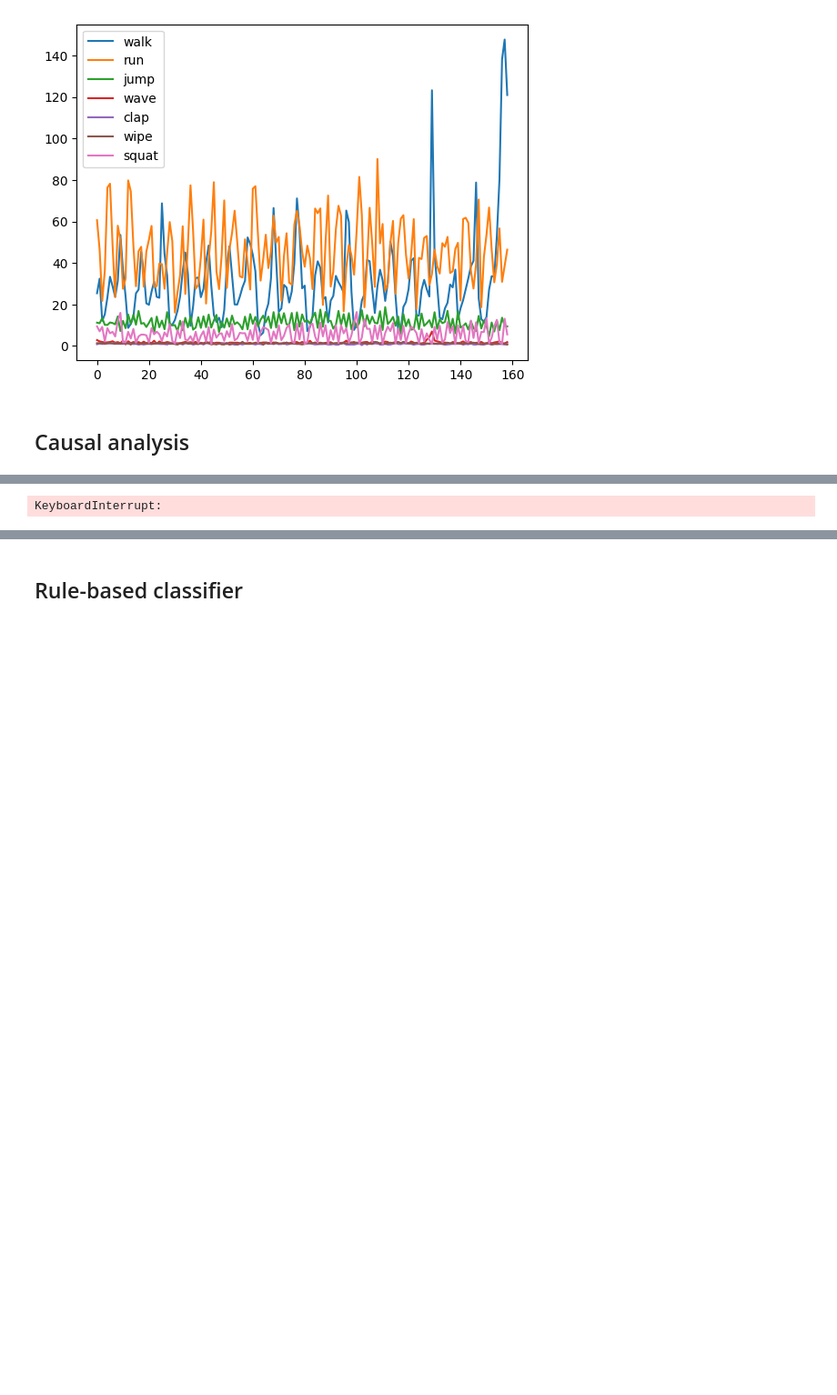
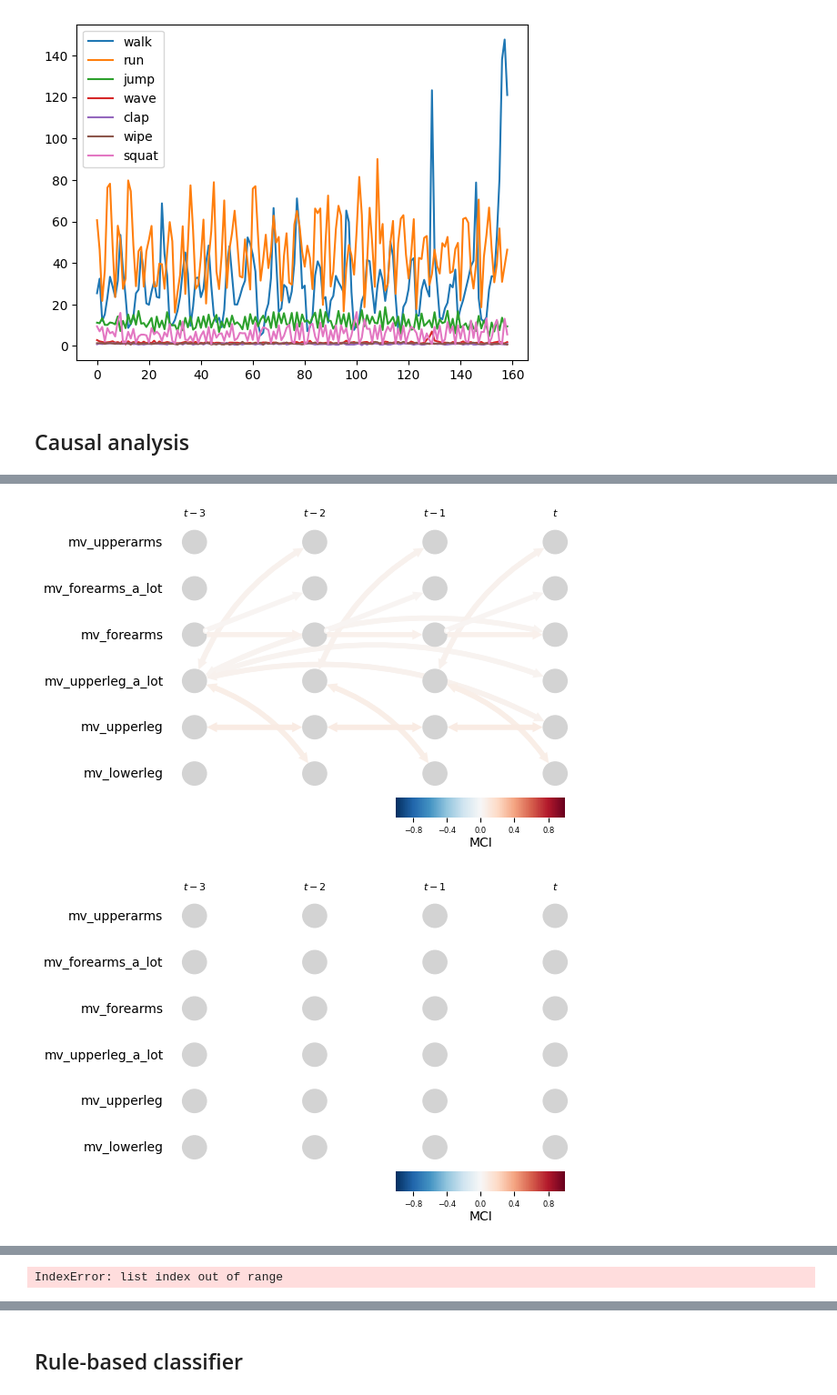
Before and after one commit to christianbresciani/nscep-spiking-NN, a Jupyter notebook: rule-based-classification.ipynb, the cells around one changed output, grey strips where cells are left out. Shown at 91% size. Drawn from its saved outputs; the diff is of its cells as text; code cells hidden in the pictures; blank space fills up the shorter version.

```diff
--- a/rule-based-classification.ipynb
+++ b/rule-based-classification.ipynb
@@ -197,14 +197,14 @@ for idx, activity in enumerate(all_activities):
 	tmp[:, 4] = np.where(tmp1[:, 2] > 1, 1, 0)
 	tmp[:, 5] = np.where(tmp1[:, 3] > 7, 1, 0)
 
-	for i in range(len(activities)):
-		if i == idx:
-			propositions = np.concatenate((propositions, np.concatenate((tmp, np.ones((tmp.shape[0],1))), axis=1)))
-		else:
-			propositions = np.concatenate((propositions, np.concatenate((tmp, np.zeros((tmp.shape[0],1))), axis=1)))
+	if idx == 0:
+		propositions = np.concatenate((propositions, np.concatenate((tmp, np.ones((tmp.shape[0],1))), axis=1)))
+	else:
+		propositions = np.concatenate((propositions, np.concatenate((tmp, np.zeros((tmp.shape[0],1))), axis=1)))
+
 	# features2 = np.concatenate((features2, np.concatenate((tmp2, labels), axis=1)))
 
-for i, data in enumerate(propositions):
+for i, data in enumerate([propositions]):
 
 	dataframe = pp.DataFrame(data, var_names=propositions_names+[activities[i]])
 
@@ -238,9 +233,11 @@ KeyboardInterrupt:
 # %%
+activities = ['walk', 'clap', 'squat']
+all_activities = ["S1_A", "S1_H", "S1_K"]
 propositions_names = ['mv_upperarms', 'mv_forearms_a_lot', 'mv_forearms','mv_upperleg_a_lot', 'mv_upperleg', 'mv_lowerleg']
-features1 = np.empty((0, len(propositions_names)+len(all_activities)))
-# features2 = np.empty((0, len(var_names[1])+len(all_activities)))
+propositions = []
 
 for idx, activity in enumerate(all_activities):
+	propositions.append(np.empty((0, len(propositions_names))))
 	features = np.load(f'data/features2d_{activity}.npy')
 	feature_images = np.empty((0, time_window, 8))
 
@@ -248,7 +245,7 @@ for idx, activity in enumerate(all_activities):
 		feature_over_time = np.expand_dims(features[line:(line+time_window), ...], axis=0)
 		feature_images = np.concatenate((feature_images, feature_over_time))
 
-	tmp1 = np.abs(feature_images[:,:-1]-feature_images[:,1:]) # difference between consecutive frames
+	tmp1 = np.abs(feature_images[:,:-1]-feature_images[:,1:]) # difference consecutive between frames
 	tmp1[tmp1 > 180] -= 180  # unwrapping
 	tmp1 = np.mean(tmp1, axis=1) # mean over time
 	tmp1 = np.mean(tmp1.reshape(tmp1.shape[0], -1, 2), axis=2) # mean left and right
@@ -256,56 +253,43 @@ for idx, activity in enumerate(all_activities):
 	# tmp2[tmp2 > 180] -= 180  # unwrapping
 	# tmp2 = np.mean(tmp2.reshape(tmp2.shape[0], -1, 2), axis=2)
 
-	labels = np.zeros((feature_images.shape[0], len(all_activities)))
-	labels[:,idx] = 1
+
 	tmp = np.zeros((feature_images.shape[0], len(propositions_names)))
 	tmp[:, 0] = np.where(tmp1[:, 0] > 4, 1, 0)
 	tmp[:, 1] = np.where(tmp1[:, 1] > 25, 1, 0)
 	tmp[:, 2] = np.where(tmp1[:, 1] > 7, 1, 0)
 	tmp[:, 3] = np.where(tmp1[:, 2] > 2, 1, 0)
 	tmp[:, 4] = np.where(tmp1[:, 2] > 1, 1, 0)
 	tmp[:, 5] = np.where(tmp1[:, 3] > 7, 1, 0)
 
-	features1 = np.concatenate((features1, np.concatenate((tmp, labels), axis=1)))
+	propositions[idx] = np.concatenate((propositions[idx], tmp))
+
 	# features2 = np.concatenate((features2, np.concatenate((tmp2, labels), axis=1)))
 
-for i, data in enumerate([features1]):#features2
+for i, data in enumerate(propositions):
 
-	dataframe = pp.DataFrame(data, var_names=propositions_names+activities)
+	dataframe = pp.DataFrame(data, var_names=propositions_names+[activities[i]])
 
 	# dependency = ParCorr(significance='analytic')
 	# dependency = CMIknn()
 	dependency = CMIsymb()
-
-	# pcmci = PCMCI(
-	# 	dataframe=dataframe,
-	# 	cond_ind_test=dependency,
-	# 	verbosity=0)
-
 
 	lpcmci = LPCMCI(
 		dataframe=dataframe,
 		cond_ind_test=dependency,
 		verbosity=0)
 
 	results = lpcmci.run_lpcmci(tau_min=1, tau_max=3, pc_alpha=0.01)
 
-	# q_matrix = pcmci.get_corrected_pvalues(p_matrix=results['p_matrix'], tau_max=8, fdr_method='fdr_bh')
-	# pcmci.print_significant_links(
-	# 		p_matrix = q_matrix,
-	# 		val_matrix = results['val_matrix'],
-	# 		alpha_level = 0.01)
-	# graph = pcmci.get_graph_from_pmatrix(p_matrix=q_matrix,
-	# 			tau_min=0, tau_max=1, link_assumptions=None)
-	# results['graph'] = graph
-
 	# Plot time series graph
 	tp.plot_time_series_graph(
 		figsize=(6, 4),
 		val_matrix=results['val_matrix'],
 		graph=results['graph'],
-		var_names=propositions_names+activities,
+		var_names=propositions_names+[activities[i]],
 		link_colorbar_label='MCI',
 		)
 	plt.show()
 # %% [output]
+[figure, added]
+[figure, added]
@@ -312 +297 @@ for i, data in enumerate([features1]):#features2
-KeyboardInterrupt:
+IndexError: list index out of range
```
Also changed, not shown: parts of 4 cells of this notebook.
